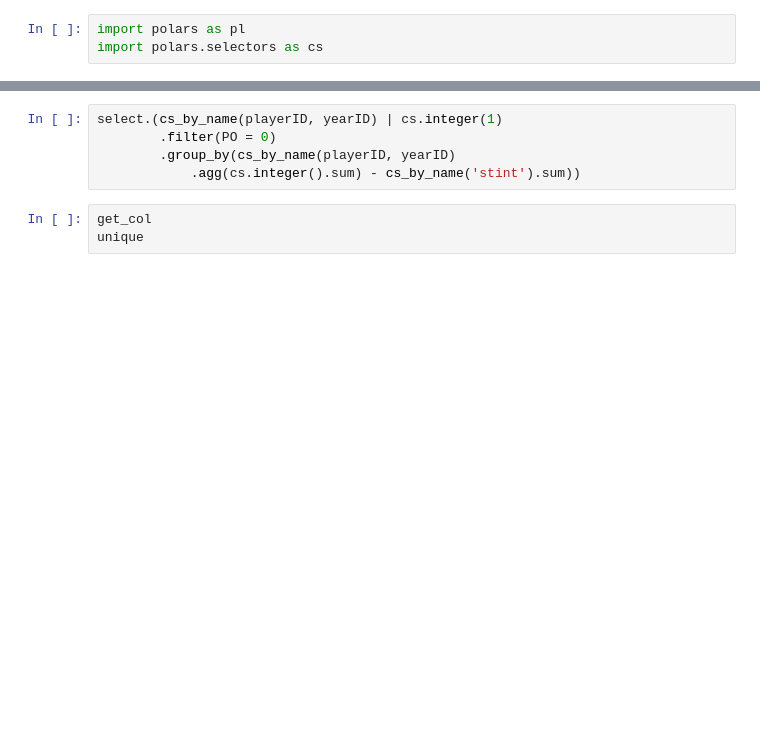
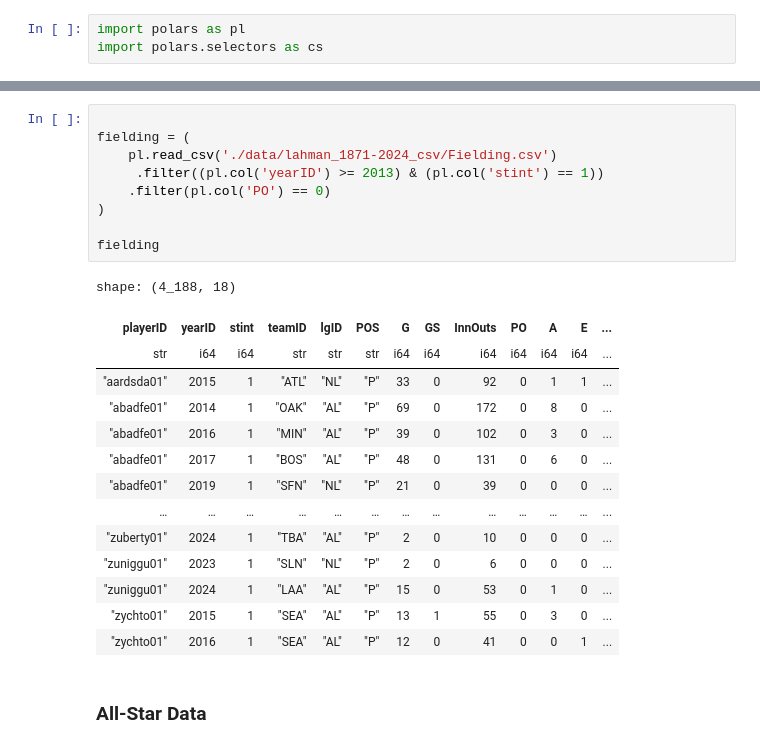
Before and after one commit to laurena1083/module-5-labs, a Jupyter notebook: lab5.1.ipynb, the cells around one changed output, grey strips where cells are left out. Cells and saved outputs as stored; diff of their text form; blank space fills up the shorter version.

```diff
--- a/lab5.1.ipynb
+++ b/lab5.1.ipynb
@@ -33,8 +29,26 @@ shape: (4_221, 2)
 # %%
-select.(cs_by_name(playerID, yearID) | cs.integer(1)
-        .filter(PO = 0)
-        .group_by(cs_by_name(playerID, yearID)
-            .agg(cs.integer().sum) - cs_by_name('stint').sum))
+
+fielding = (
+    pl.read_csv('./data/lahman_1871-2024_csv/Fielding.csv')
+     .filter((pl.col('yearID') >= 2013) & (pl.col('stint') == 1))
+    .filter(pl.col('PO') == 0)
+)
+
+fielding
+# %% [output]
+shape: (4_188, 18)
+| playerID | yearID | stint | teamID | lgID | POS | G | GS | InnOuts | PO | A | E | ... |
+| str | i64 | i64 | str | str | str | i64 | i64 | i64 | i64 | i64 | i64 | ... |
+| "aardsda01" | 2015 | 1 | "ATL" | "NL" | "P" | 33 | 0 | 92 | 0 | 1 | 1 | ... |
+| "abadfe01" | 2014 | 1 | "OAK" | "AL" | "P" | 69 | 0 | 172 | 0 | 8 | 0 | ... |
+| "abadfe01" | 2016 | 1 | "MIN" | "AL" | "P" | 39 | 0 | 102 | 0 | 3 | 0 | ... |
+| "abadfe01" | 2017 | 1 | "BOS" | "AL" | "P" | 48 | 0 | 131 | 0 | 6 | 0 | ... |
+| "abadfe01" | 2019 | 1 | "SFN" | "NL" | "P" | 21 | 0 | 39 | 0 | 0 | 0 | ... |
+| … | … | … | … | … | … | … | … | … | … | … | … | ... |
+| "zuberty01" | 2024 | 1 | "TBA" | "AL" | "P" | 2 | 0 | 10 | 0 | 0 | 0 | ... |
+| "zuniggu01" | 2023 | 1 | "SLN" | "NL" | "P" | 2 | 0 | 6 | 0 | 0 | 0 | ... |
+| "zuniggu01" | 2024 | 1 | "LAA" | "AL" | "P" | 15 | 0 | 53 | 0 | 1 | 0 | ... |
+| "zychto01" | 2015 | 1 | "SEA" | "AL" | "P" | 13 | 1 | 55 | 0 | 3 | 0 | ... |
+| "zychto01" | 2016 | 1 | "SEA" | "AL" | "P" | 12 | 0 | 41 | 0 | 0 | 1 | ... |
-# %%
-get_col
-unique
+# %% [markdown]
+### All-Star Data
```
Also changed, not shown: parts of 17 cells of this notebook, 4 other files.
